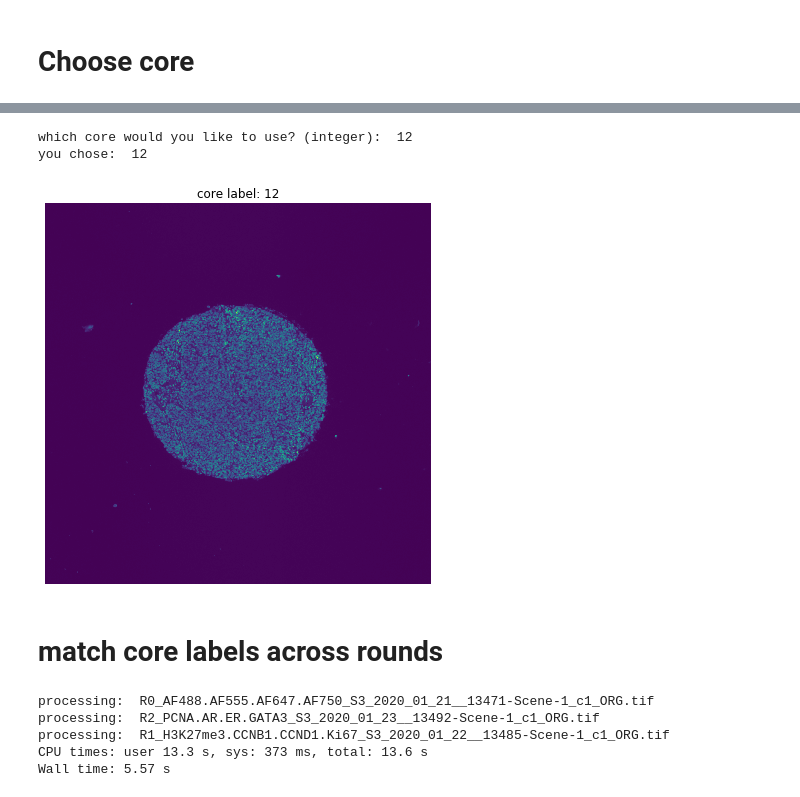
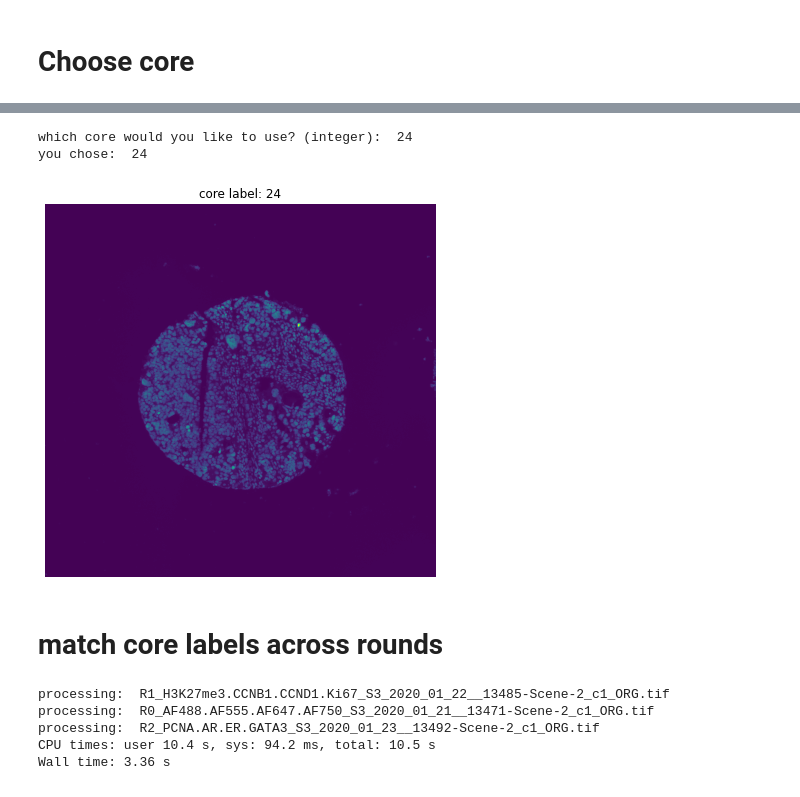
Before and after one commit to nathanieljevans/cyclicIF_registration, a Jupyter notebook: tutorial.ipynb, the cells around one changed output, grey strips where cells are left out. Saved outputs shown, nothing was run; the diff lists cells and outputs as text; code cells hidden in the pictures.

```diff
--- a/tutorial.ipynb
+++ b/tutorial.ipynb
@@ -142,38 +152,26 @@ progress: 82/83
 # %%
 core_in = int(input('which core would you like to use? (integer):  '))
 print('you chose: ', core_in)
 
-R0_dapi_core = segment.select_core(R0_dapi_full, core_in, shape_stats, scale=config.downsample_proportion)
+R0_dapi_core = segment.select_core(R0_dapi_full, core_in, R0_dapi_stats, scale=config.downsample_proportion)
 
 utils.myshow(R0_dapi_core, f'core label: {core_in}')
 # %% [output]
-which core would you like to use? (integer):  12
-you chose:  12
+which core would you like to use? (integer):  24
+you chose:  24
-[figure, old version]
+[figure, new version]
 # %% [markdown]
 # match core labels across rounds
-# %%
-%%time
-dapi_names = parsed_names3[(parsed_names3.color_channel == 'c1')]
-
-res = []
-
-for name in dapi_names.original.values:
-
-    print('processing: ', name)
-    dapi = imgs[name][::config.downsample_proportion,::config.downsample_proportion]
-    dapi_stats, shape_stats = segment.segment_dapi_round(dapi)
-
-    dapi_stats = dapi_stats.assign(img_name= name)
-    res.append(dapi_stats)
-
-res = pd.concat(res, axis=0)
-# %% [output]
-processing:  R0_AF488.AF555.AF647.AF750_S3_2020_01_21__13471-Scene-1_c1_ORG.tif
-processing:  R2_PCNA.AR.ER.GATA3_S3_2020_01_23__13492-Scene-1_c1_ORG.tif
-processing:  R1_H3K27me3.CCNB1.CCND1.Ki67_S3_2020_01_22__13485-Scene-1_c1_ORG.tif
-CPU times: user 13.3 s, sys: 373 ms, total: 13.6 s
-Wall time: 5.57 s
+# %%
+%%time
+
+res = match.get_all_rounds_core_statistics(parsed_names3, imgs, verbose=True)
+# %% [output]
+processing:  R1_H3K27me3.CCNB1.CCND1.Ki67_S3_2020_01_22__13485-Scene-2_c1_ORG.tif
+processing:  R0_AF488.AF555.AF647.AF750_S3_2020_01_21__13471-Scene-2_c1_ORG.tif
+processing:  R2_PCNA.AR.ER.GATA3_S3_2020_01_23__13492-Scene-2_c1_ORG.tif
+CPU times: user 10.4 s, sys: 94.2 ms, total: 10.5 s
+Wall time: 3.36 s
 # %%
 plt.figure(figsize=(7,7))
 
```
Also changed, not shown: parts of 27 cells of this notebook, 20 other files.
